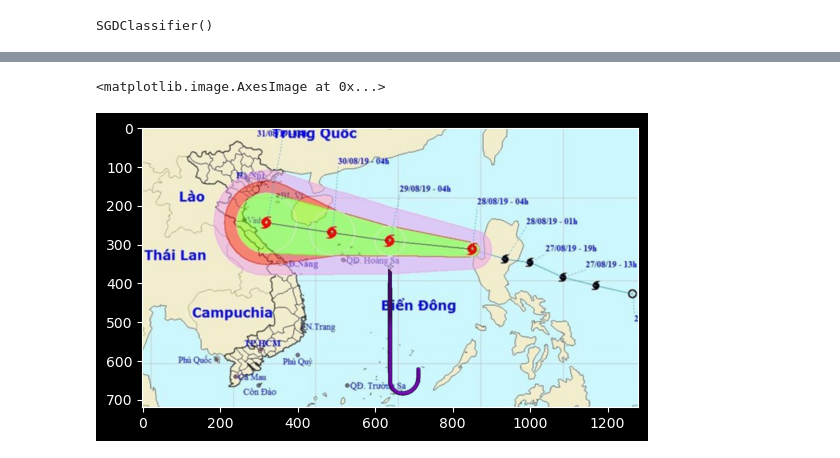
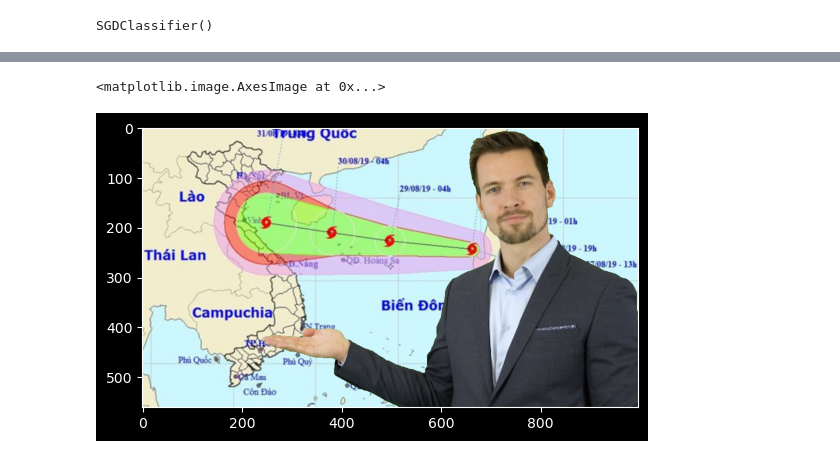
Before and after one commit to otaros/CS231, a Jupyter notebook: SGDClassifier.ipynb, the cells around one changed output, grey strips where cells are left out. Saved outputs shown, nothing was run; the diff lists cells and outputs as text; code cells hidden in the pictures.

```diff
--- a/SGDClassifier.ipynb
+++ b/SGDClassifier.ipynb
@@ -51,16 +51,18 @@ def removeGreen(img, model, bg):
 
     mask = model.predict(img.reshape(-1, 3))
     mask = mask.reshape(img.shape[0], img.shape[1])
+    clone_mask = np.zeros_like(mask, dtype=np.uint8)
+    clone_mask[mask == '1'] = 1
     img[mask == '1'] = bg[mask == '1']
 
-    return img
+    return img,clone_mask
 # %%
-fg = cv.imread('foreground/fg-9.jpg', 1)
+fg = cv.imread('foreground/fg-1.jpg', 1)
 bg = cv.imread('background/bg-1.jpg', 1)
 
-img = removeGreen(fg, model, bg)
+img,clone_mask = removeGreen(fg, model, bg)
 img = cv.cvtColor(img, cv.COLOR_BGR2RGB)
 plt.imshow(img)
 # %% [output]
 <matplotlib.image.AxesImage at 0x...>
-[figure, old version]
+[figure, new version]
```
Also changed, not shown: parts of 3 cells of this notebook, 6 other files.
